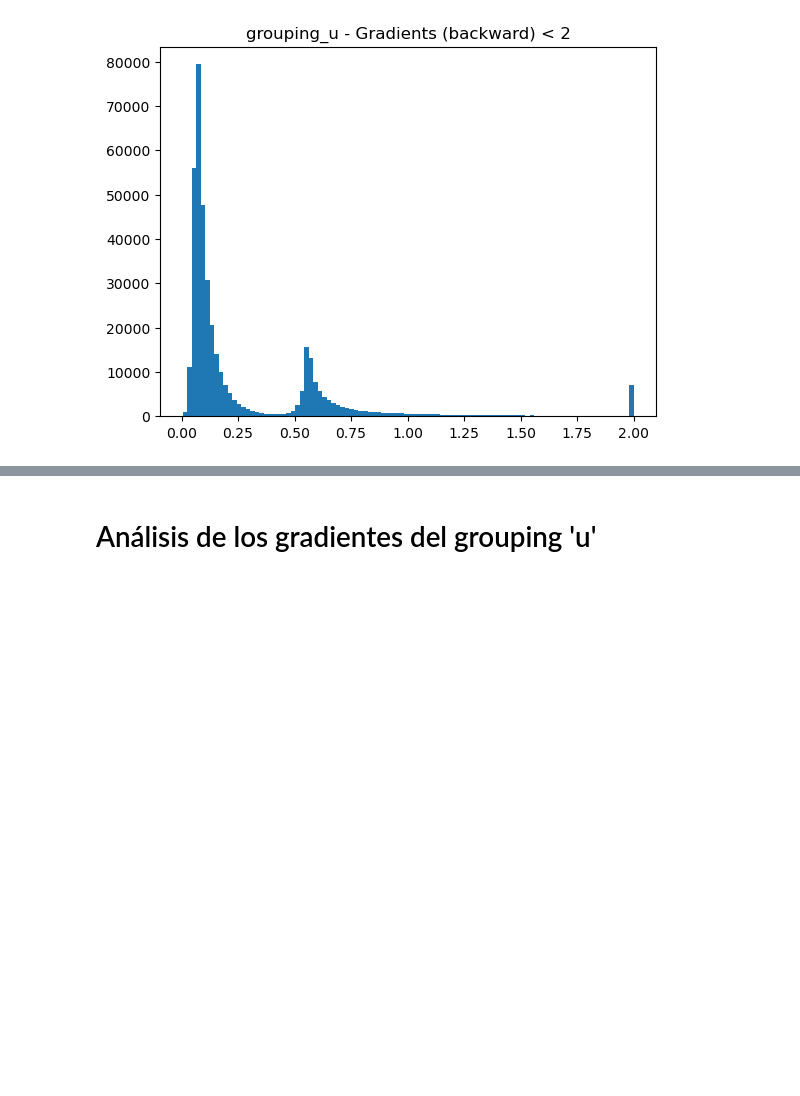
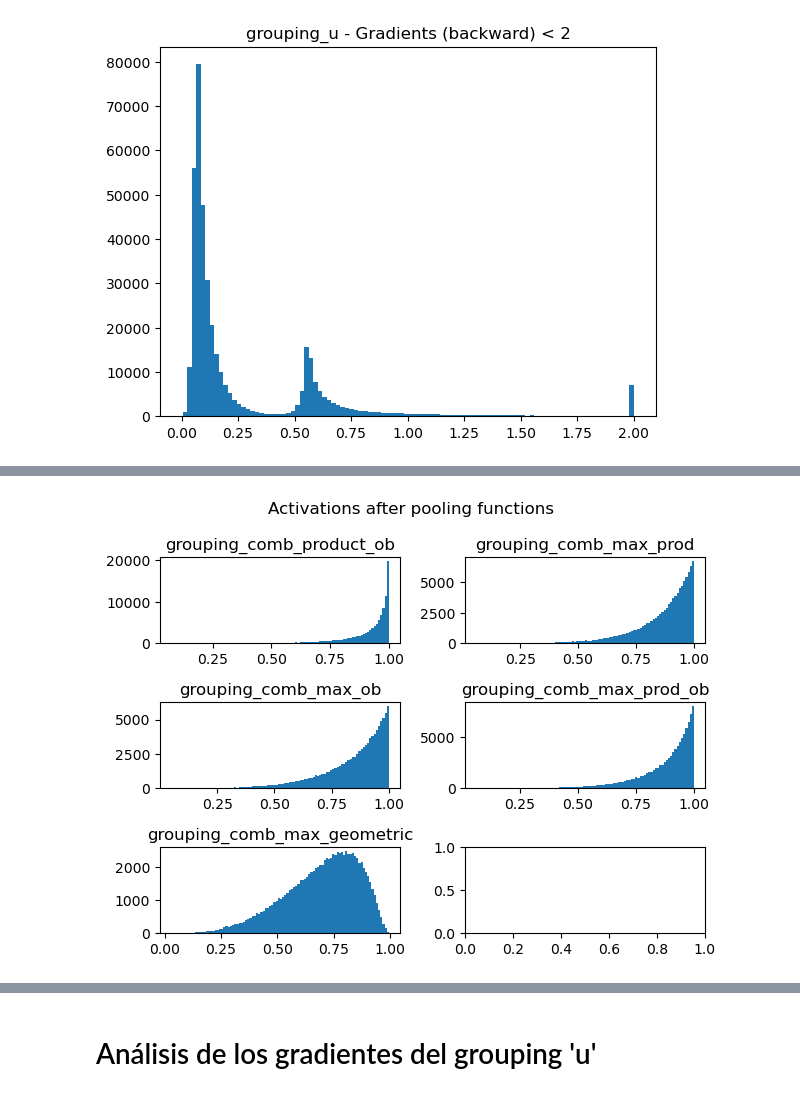
Before and after one commit to iosurodri/overlapsAndGroupings, a Jupyter notebook: src/notebooks/study_differentiability.ipynb, the cells around one changed output, grey strips where cells are left out. Saved outputs shown, nothing was run; the diff lists cells and outputs as text; code cells hidden in the pictures; blank space fills up the shorter version.

```diff
--- a/src/notebooks/study_differentiability.ipynb
+++ b/src/notebooks/study_differentiability.ipynb
@@ -259,0 +336,15 @@ for item in backward_groupings.items():
+# %%
+backward_groupings_np = {}
+backward_groupings_list = {}
+for item in backward_groupings.items():
+    name, results = item
+    backward_groupings_np[name] = results.cpu().detach().numpy()
+    backward_groupings_list[name] = backward_groupings_np[name].tolist()
+
+forward_groupings_np = {}
+forward_groupings_list = {}
+
+for item in forward_groupings.items():
+    name, results = item
+    forward_groupings_np[name] = results.cpu().detach().numpy()
+    forward_groupings_list[name] = forward_groupings_np[name].tolist()
@@ -259,0 +356,84 @@ for item in backward_groupings.items():
+# %%
+num_rows = int(np.ceil(len(forward_groupings_np) / 2))
+fig, axs = plt.subplots(num_rows, 2)
+fig.suptitle('Activations after pooling functions')
+for i, item in enumerate(forward_groupings_np.items()):
+    name, results = item
+    plt.subplot(num_rows, 2, i+1)
+    plt.hist(results, bins=100)
+    plt.title(name)
+fig.tight_layout()
+fig.savefig(os.path.join(PATH_PLOTS, 'activations_poolings_combs.png'))
+fig.savefig(os.path.join(PATH_PLOTS, 'activations_poolings_combs.pdf'))
+
+num_rows = int(np.ceil(len(backward_groupings_np) / 2))
+fig, axs = plt.subplots(num_rows, 2)
+fig.suptitle('Gradients through pooling functions')
+for i, item in enumerate(backward_groupings_np.items()):
+    name, results = item
+    plt.subplot(num_rows, 2, i+1)
+    plt.hist(results, bins=100)
+    plt.title(name)
+fig.tight_layout()
+fig.savefig(os.path.join(PATH_PLOTS, 'backwards_poolings_combs.png'))
+fig.savefig(os.path.join(PATH_PLOTS, 'backwards_poolings_combs.pdf'))
+
+num_rows = int(np.ceil(len(backward_groupings_np) / 2))
+fig, axs = plt.subplots(num_rows, 2)
+fig.suptitle('Gradients through pooling functions ($x < q_{0.99}$)')
+for i, item in enumerate(backward_groupings_np.items()):
+    name, results = item
+    plt.subplot(num_rows, 2, i+1)
+    if name.startswith('grouping'):
+        results = np.where(results < np.quantile(results, 0.99), results, np.quantile(results, 0.99))
+    plt.hist(results, bins=100)
+    plt.title(name)
+fig.tight_layout()
+fig.savefig(os.path.join(PATH_PLOTS, 'backwards_poolings_combs_p99.png'))
+fig.savefig(os.path.join(PATH_PLOTS, 'backwards_poolings_combs_p99.pdf'))
+
+
+num_rows = int(np.ceil(len(backward_groupings_np) / 2))
+fig, axs = plt.subplots(num_rows, 2)
+fig.suptitle('Gradients through pooling functions ($x < q_{0.98}$)')
+for i, item in enumerate(backward_groupings_np.items()):
+    name, results = item
+    plt.subplot(num_rows, 2, i+1)
+    if name.startswith('grouping'):
+        results = np.where(results < np.quantile(results, 0.98), results, np.quantile(results, 0.98))
+    plt.hist(results, bins=100)
+    plt.title(name)
+fig.tight_layout()
+fig.savefig(os.path.join(PATH_PLOTS, 'backwards_poolings_combs_p98.png'))
+fig.savefig(os.path.join(PATH_PLOTS, 'backwards_poolings_combs_p98.pdf'))
+
+
+num_rows = int(np.ceil(len(backward_groupings_np) / 2))
+fig, axs = plt.subplots(num_rows, 2)
+fig.suptitle('Backward pooling functions ($x < 2$)')
+for i, item in enumerate(backward_groupings_np.items()):
+    name, results = item
+    plt.subplot(num_rows, 2, i+1)
+    if name.startswith('grouping'):
+        results = np.where(results < 2, results, 2)
+    plt.hist(results, bins=100)
+    plt.title(name)
+fig.tight_layout()
+fig.savefig(os.path.join(PATH_PLOTS, 'backwards_poolings_combs_2.png'))
+fig.savefig(os.path.join(PATH_PLOTS, 'backwards_poolings_combs_2.pdf'))
+
+num_rows = int(np.ceil(len(backward_groupings_np) / 2))
+fig, axs = plt.subplots(num_rows, 2)
+fig.suptitle('Backward pooling functions ($x < 1$)')
+for i, item in enumerate(backward_groupings_np.items()):
+    name, results = item
+    plt.subplot(num_rows, 2, i+1)
+    if name.startswith('grouping'):
+        results = np.where(results < 1, results, 1)
+    plt.hist(results, bins=100)
+    plt.title(name)
+fig.tight_layout()
+fig.savefig(os.path.join(PATH_PLOTS, 'backwards_poolings_1.png'))
+fig.savefig(os.path.join(PATH_PLOTS, 'backwards_poolings_1.pdf'))
+# %% [output]
+[figure, added]
```
Also changed, not shown: parts of 39 cells of this notebook.
